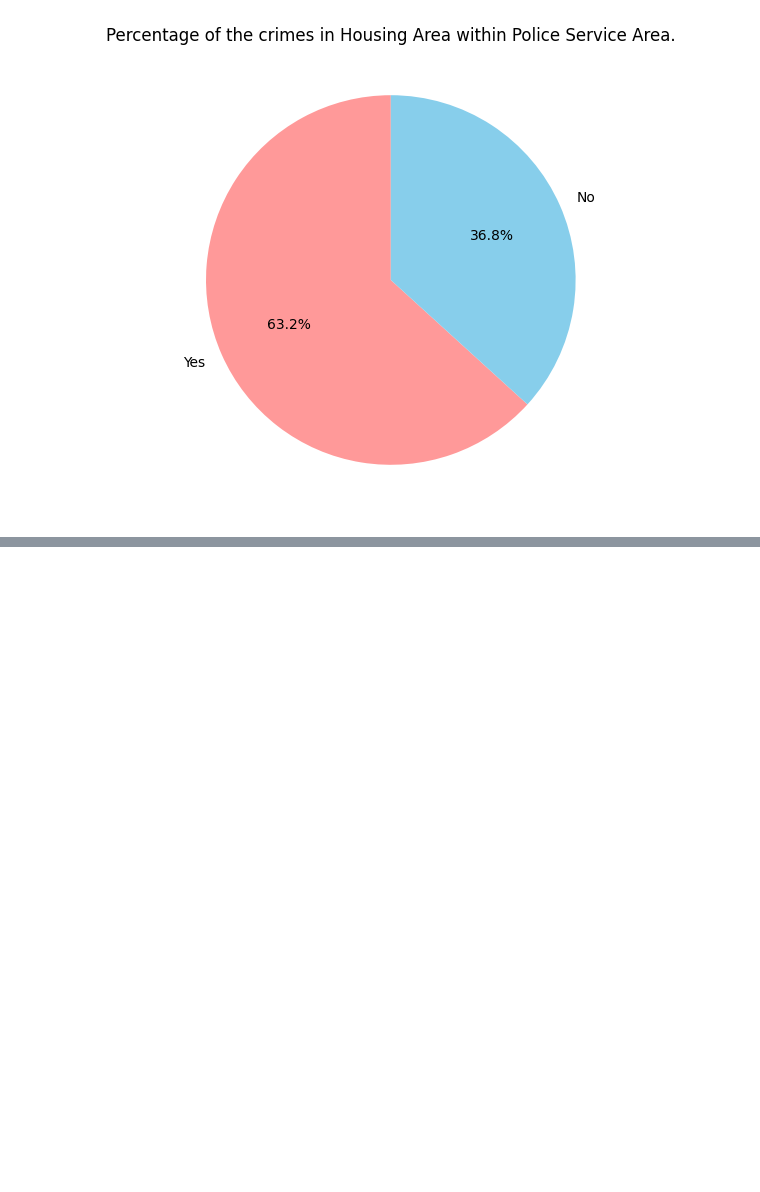
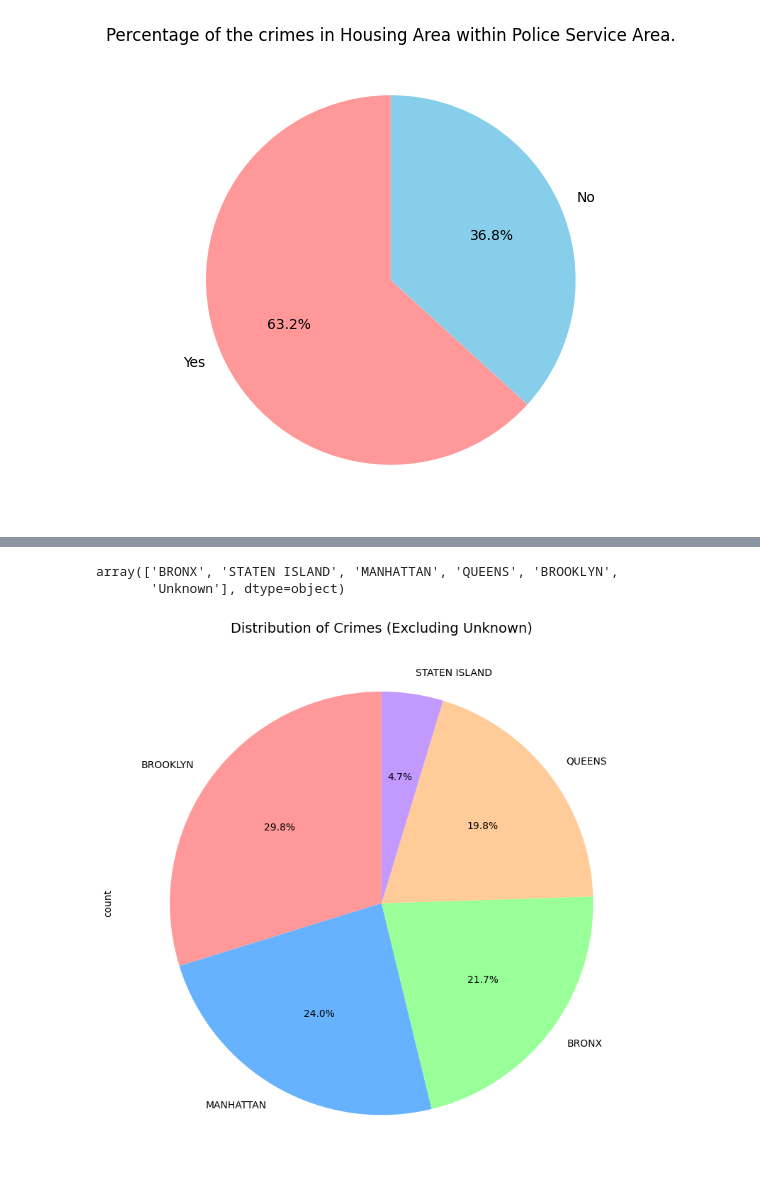
Before and after one commit to amenallahbenothmen/NYC_Crime_Complaint_Prediction, a Jupyter notebook: notebooks/Data_Cleaning.ipynb, the cells around one changed output, grey strips where cells are left out. Cells and saved outputs as stored; diff of their text form; code cells hidden in the pictures; blank space fills up the shorter version.

```diff
--- a/Data_Cleaning.ipynb
+++ b/notebooks/Data_Cleaning.ipynb
@@ -726,0 +740,23 @@ plt.show()
+# %%
+df['Borough'].unique()
+# %% [output]
+array(['BRONX', 'STATEN ISLAND', 'MANHATTAN', 'QUEENS', 'BROOKLYN',
+       'Unknown'], dtype=object)
+# %%
+
+borough_counts = df[df['Borough'] != 'Unknown']['Borough'].value_counts()
+
+colors = ['#FF9999', '#66B2FF', '#99FF99', '#FFCC99', '#C299FF']
+
+plt.figure(figsize=(8, 8))
+borough_counts.plot.pie(
+    autopct='%1.1f%%',
+    startangle=90,
+    colors=colors,
+    legend=False
+)
+plt.title('Distribution of Crimes (Excluding Unknown)', fontsize=14)
+plt.tight_layout()
+plt.show()
+# %% [output]
+[figure, added]
```
Also changed, not shown: parts of 20 cells of this notebook, 2 other files.
